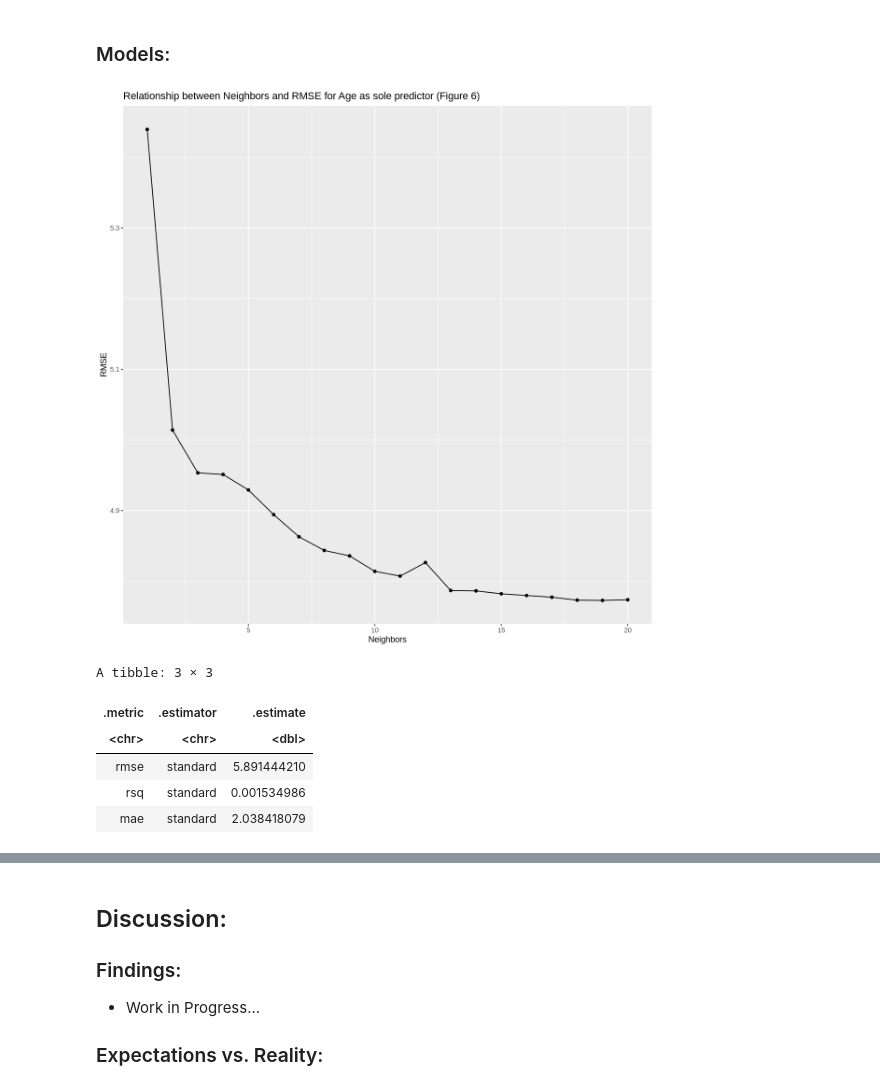
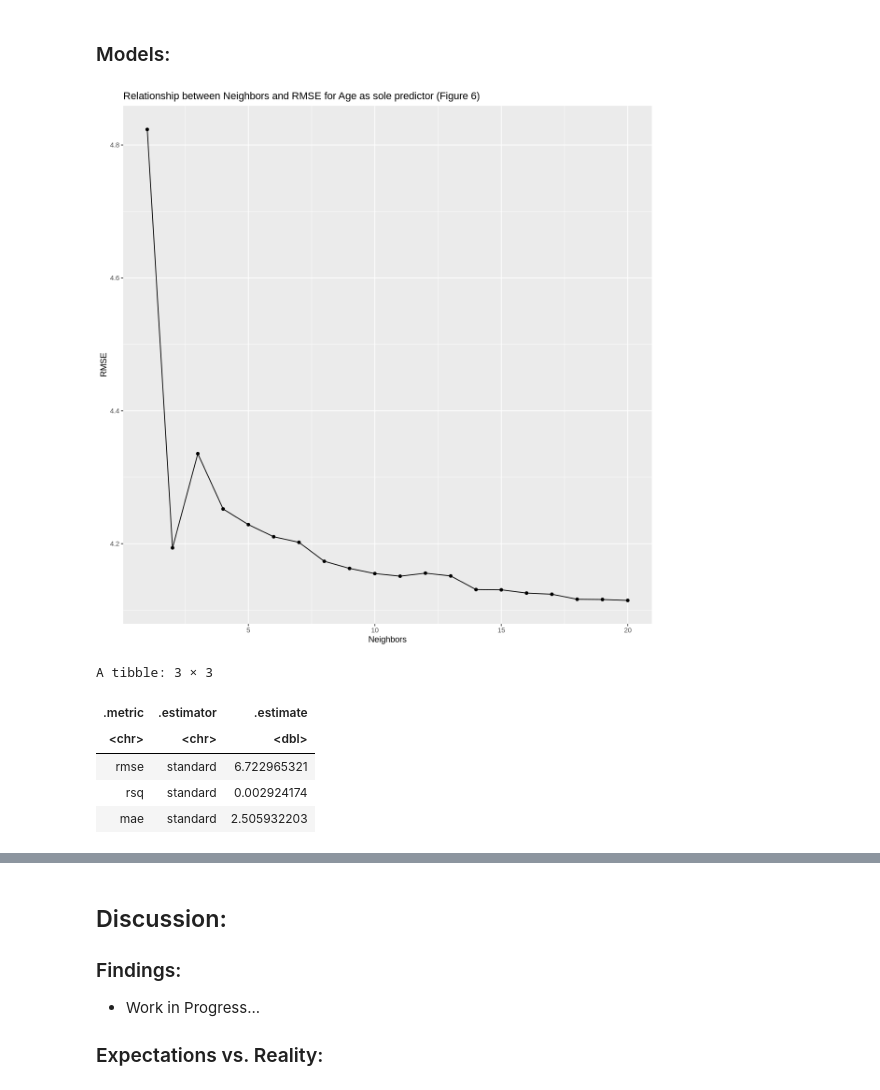
Before and after one commit to Andrewhli06/final_dsci_100_project, a Jupyter notebook: DSCI100FinProj.ipynb, the cells around one changed output, grey strips where cells are left out. Saved outputs shown, nothing was run; the diff lists cells and outputs as text; code cells hidden in the pictures.

```diff
--- a/DSCI100FinProj.ipynb
+++ b/DSCI100FinProj.ipynb
@@ -263,39 +265,39 @@ Figure 5 illustrates the relationship between age and playtime across different
 # %%
 set.seed(42)
 # Only using age as a predictor
 age_spec <- nearest_neighbor(weight_func = "rectangular", neighbors = tune()) |>
       set_engine("kknn") |>
       set_mode("regression")
 
 age_recipe <- recipe(played_hours ~ Age, data = train_processed) |>
       step_scale(all_predictors()) |>
       step_center(all_predictors())
 
-age_vfold <- vfold_cv(train_processed, v = 5, strata = played_hours)
+age_vfold <- vfold_cv(train_processed, v = 10, strata = played_hours)
 
 age_workflow <- workflow() |> add_recipe(age_recipe) |> add_model(age_spec)
 
 gridvals <- tibble(neighbors = seq(1, 20, by=1))
 
 age_results <- age_workflow |>
                tune_grid(resamples = age_vfold, grid = gridvals) |>
                collect_metrics() |>
                filter(.metric == "rmse")
 
 options(repr.plot.width = 10, repr.plot.height = 10)
 age_results_plot <- age_results |>
                     ggplot(aes(x = neighbors, y = mean)) +
                     geom_point() +
                     geom_line() +
                     labs(x = "Neighbors", y = "RMSE", title = "Relationship between Neighbors and RMSE for Age as sole predictor (Figure 6)")
 age_results_plot
 # %% [output]
-[figure, old version]
+[figure, new version]
 # %%
 # Taking the "elbow" of figure 6 so that we can avoid overfitting. Would normally take the k that results in rmse, but rmse keeps decreasing as k increases. So if k == num of samples, that is meaningless.
-age_elbow <- 3
+age_k <- 2
 
-age_best_spec <- nearest_neighbor(weight_func = "rectangular", neighbors = age_elbow) |>
+age_best_spec <- nearest_neighbor(weight_func = "rectangular", neighbors = age_k) |>
          set_engine("kknn") |>
          set_mode("regression")
 
@@ -315,9 +317,9 @@ age_summary
 A tibble: 3 × 3
 | .metric | .estimator | .estimate |
 | <chr> | <chr> | <dbl> |
-| rmse | standard | 5.891444210 |
-| rsq | standard | 0.001534986 |
-| mae | standard | 2.038418079 |
+| rmse | standard | 6.722965321 |
+| rsq | standard | 0.002924174 |
+| mae | standard | 2.505932203 |
 # %%
 set.seed(42)
 options(repr.plot.width = 8, repr.plot.height = 8)
```
Also changed, not shown: parts of 7 cells of this notebook.
